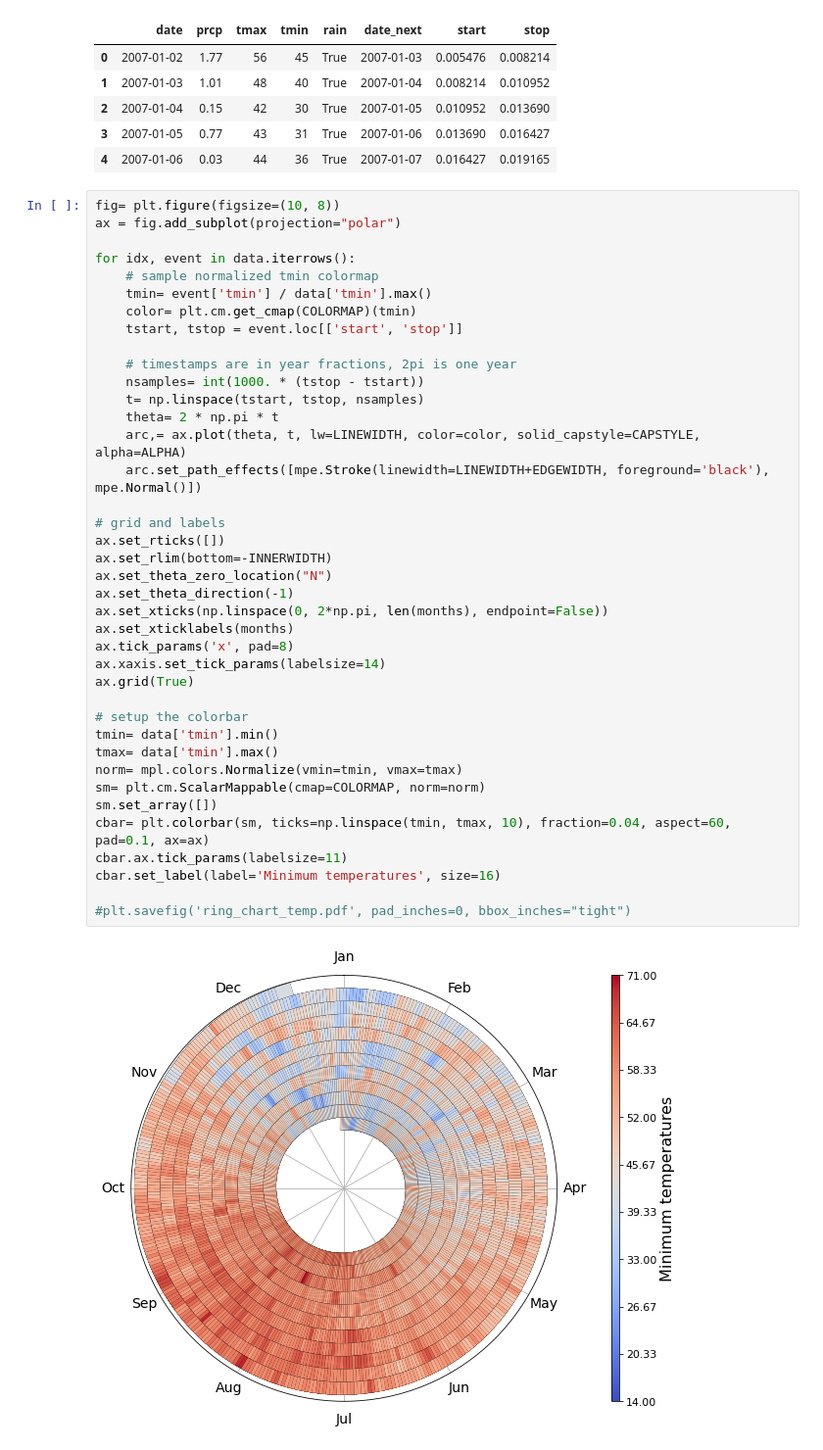
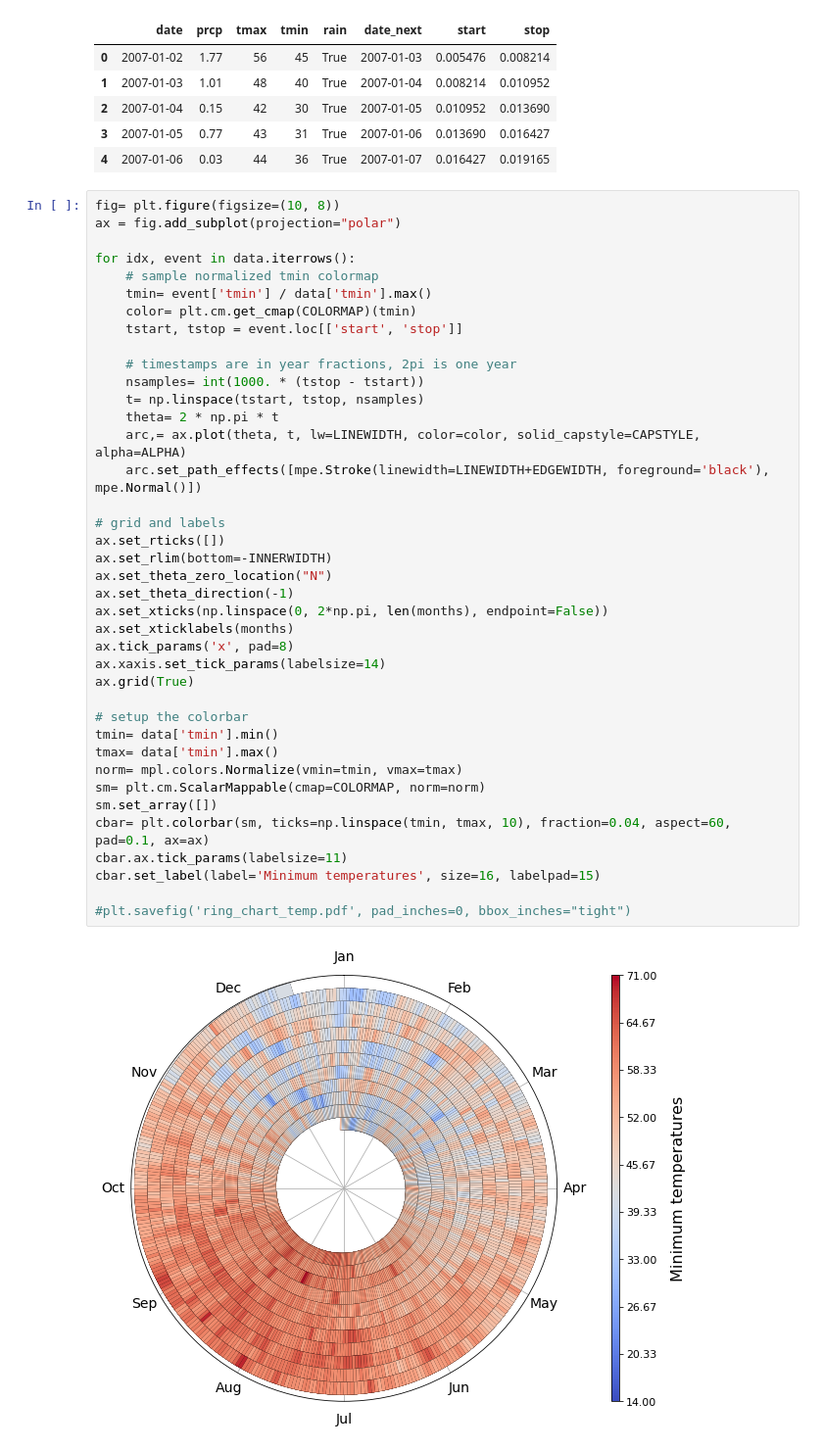
Before and after one commit to evortigosa/InfoVis, a Jupyter notebook: spiral_chart.ipynb, the cells around one changed output. Shown at 98% size. Cells and saved outputs as stored; diff of their text form.

```diff
--- a/spiral_chart.ipynb
+++ b/spiral_chart.ipynb
@@ -159,32 +159,32 @@ for idx, event in data.iterrows():
 
     # timestamps are in year fractions, 2pi is one year
     nsamples= int(1000. * (tstop - tstart))
     t= np.linspace(tstart, tstop, nsamples)
     theta= 2 * np.pi * t
     arc,= ax.plot(theta, t, lw=LINEWIDTH, color=color, solid_capstyle=CAPSTYLE, alpha=ALPHA)
     arc.set_path_effects([mpe.Stroke(linewidth=LINEWIDTH+EDGEWIDTH, foreground='black'), mpe.Normal()])
 
 # grid and labels
 ax.set_rticks([])
 ax.set_rlim(bottom=-INNERWIDTH)
 ax.set_theta_zero_location("N")
 ax.set_theta_direction(-1)
 ax.set_xticks(np.linspace(0, 2*np.pi, len(months), endpoint=False))
 ax.set_xticklabels(months)
 ax.tick_params('x', pad=8)
 ax.xaxis.set_tick_params(labelsize=14)
 ax.grid(True)
 
 # setup the colorbar
 tmin= data['tmin'].min()
 tmax= data['tmin'].max()
 norm= mpl.colors.Normalize(vmin=tmin, vmax=tmax)
 sm= plt.cm.ScalarMappable(cmap=COLORMAP, norm=norm)
 sm.set_array([])
 cbar= plt.colorbar(sm, ticks=np.linspace(tmin, tmax, 10), fraction=0.04, aspect=60, pad=0.1, ax=ax)
 cbar.ax.tick_params(labelsize=11)
-cbar.set_label(label='Minimum temperatures', size=16)
+cbar.set_label(label='Minimum temperatures', size=16, labelpad=15)
 
 #plt.savefig('ring_chart_temp.pdf', pad_inches=0, bbox_inches="tight")
 # %% [output]
-[figure, old version]
+[figure, new version]
```
